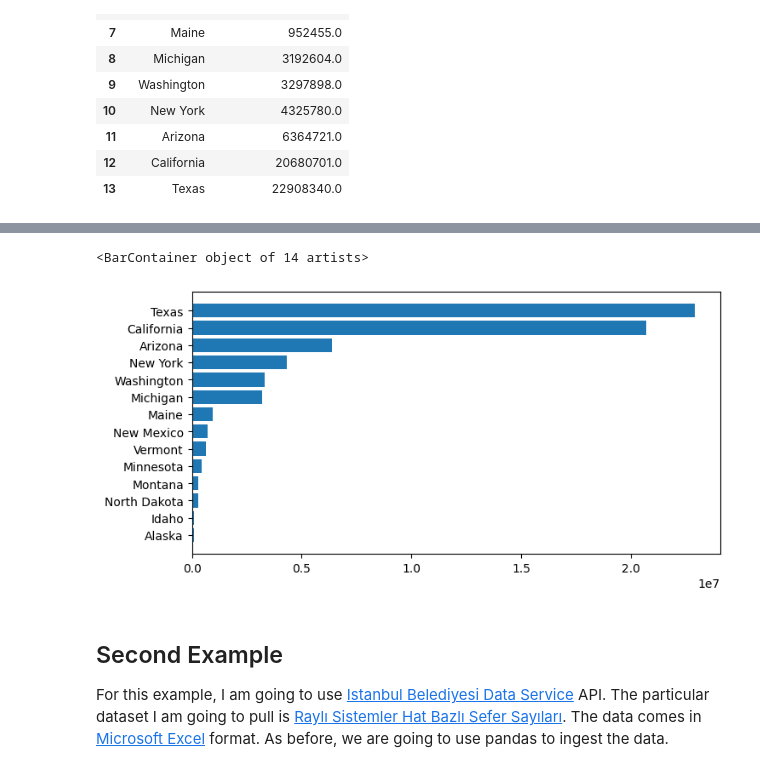
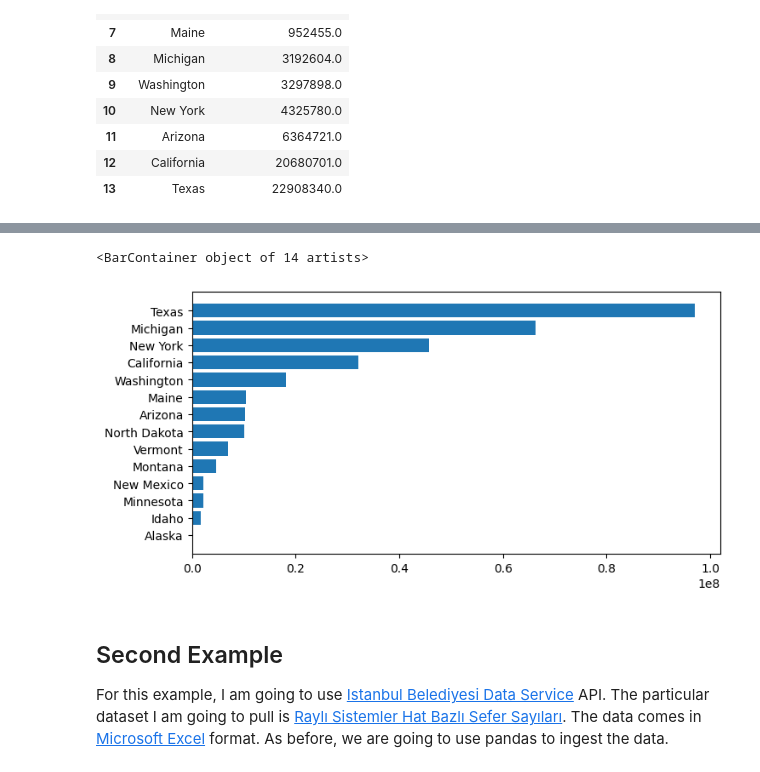
Before and after one commit to kaygun/2023-Fall-381E, a Jupyter notebook: lectures/lecture-03.ipynb, the cells around one changed output, grey strips where cells are left out. Saved outputs shown, nothing was run; the diff lists cells and outputs as text; code cells hidden in the pictures.

```diff
--- a/lectures/lecture-03.ipynb
+++ b/lectures/lecture-03.ipynb
@@ -52,7 +50,7 @@ data
 # %% [markdown]
 As usual, the `Date` column contains the dates as strings which need to be converted into Date and Time.
 # %%
-data['Date'] = pd.to_datetime(data['Date'])
+data['Date'] = pd.to_datetime(data['Date'],format="%b %Y")
 data
 # %% [output]
 |  | Port Name | State | Port Code | Border | Date | Measure | Value | Latitude | Longitude | Point |
@@ -185,0 +210,3 @@ res
+# %%
+res = data[['Value','State']][data['Measure']=='Trucks'].groupby('State').sum().sort_values(by='Value')
+res
@@ -186,9 +230,9 @@ res
 # %%
 plt.figure(figsize=(8,4))
-plt.barh(y = res['State'], width = res['Number of Crossings'])
+plt.barh(y = res.index, width = res['Value'])
 # %% [output]
 <BarContainer object of 14 artists>
-[figure, old version]
+[figure, new version]
 # %% [markdown]
 ## Second Example
 
```
Also changed, not shown: parts of 15 cells of this notebook.
